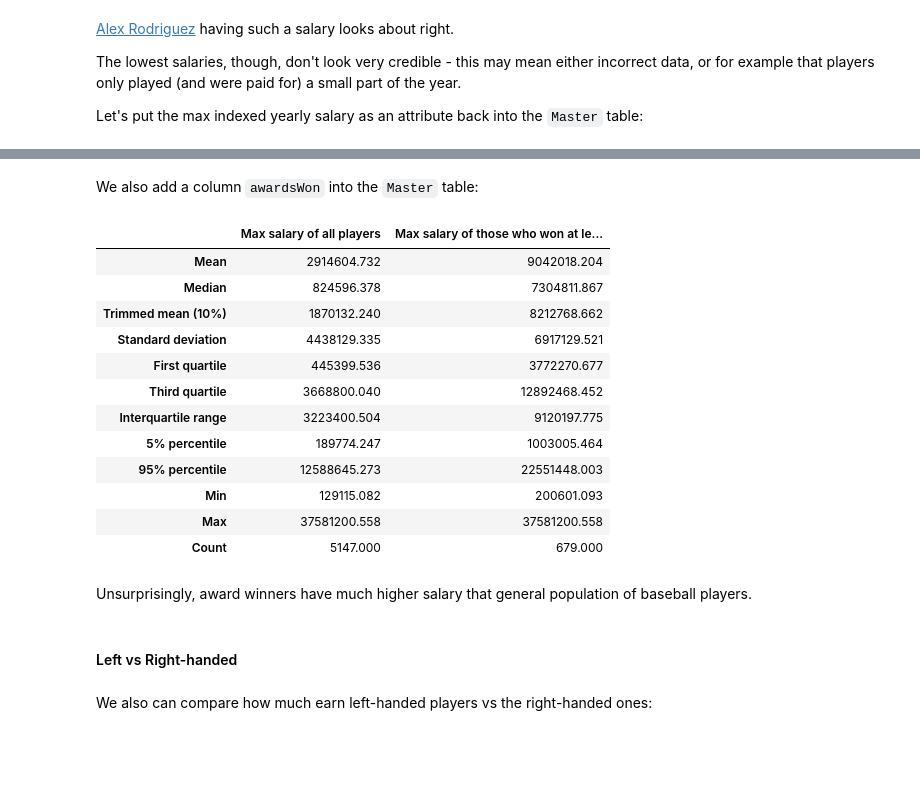
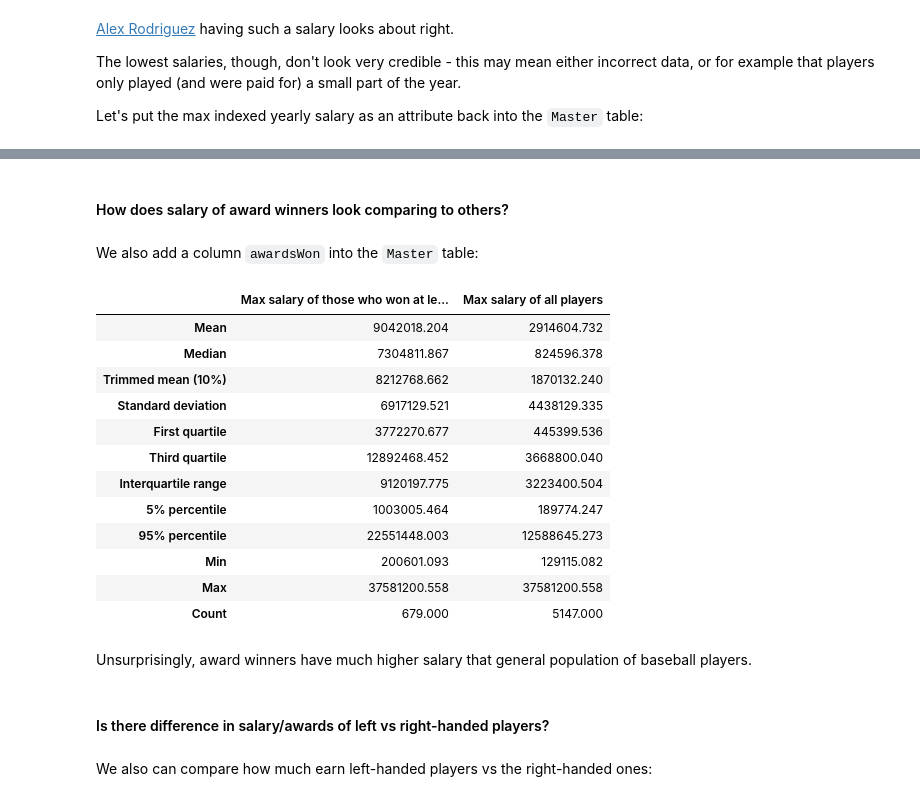
Before and after one commit to rshest/data-analyst-projects, a Jupyter notebook: p2.investigate-a-dataset/p2.investigate-a-dataset.ipynb, the cells around one changed output, grey strips where cells are left out. Saved outputs shown, nothing was run; the diff lists cells and outputs as text; code cells hidden in the pictures; blank space fills up the shorter version.

```diff
--- a/p2.investigate-a-dataset/p2.investigate-a-dataset.ipynb
+++ b/p2.investigate-a-dataset/p2.investigate-a-dataset.ipynb
@@ -571,3 +570,5 @@ MASTER = MASTER.merge(max_salary, on='playerID', how='left')
+# %% [markdown]
+#### How does salary of award winners look comparing to others?
 # %% [markdown]
 We also add a column `awardsWon` into the `Master` table:
 # %%
@@ -596,30 +597,32 @@ def display_stats(series_dict):
              index = series_dict.keys(), columns = [x[0] for x in STATS])
     disp.display(df.T)
 # %%
+award_winners = MASTER['awardsWon'] > 0
+
 display_stats({
     'Max salary of those who won at least one award:':
     MASTER[award_winners]['salaryIndexed'],
     'Max salary of all players':
     MASTER['salaryIndexed']
 })
 # %% [output]
-|  | Max salary of all players | Max salary of those who won at le... |
-| Mean | 2914604.732 | 9042018.204 |
-| Median | 824596.378 | 7304811.867 |
-| Trimmed mean (10%) | 1870132.240 | 8212768.662 |
-| Standard deviation | 4438129.335 | 6917129.521 |
-| First quartile | 445399.536 | 3772270.677 |
-| Third quartile | 3668800.040 | 12892468.452 |
-| Interquartile range | 3223400.504 | 9120197.775 |
-| 5% percentile | 189774.247 | 1003005.464 |
-| 95% percentile | 12588645.273 | 22551448.003 |
-| Min | 129115.082 | 200601.093 |
+|  | Max salary of those who won at le... | Max salary of all players |
+| Mean | 9042018.204 | 2914604.732 |
+| Median | 7304811.867 | 824596.378 |
+| Trimmed mean (10%) | 8212768.662 | 1870132.240 |
+| Standard deviation | 6917129.521 | 4438129.335 |
+| First quartile | 3772270.677 | 445399.536 |
+| Third quartile | 12892468.452 | 3668800.040 |
+| Interquartile range | 9120197.775 | 3223400.504 |
+| 5% percentile | 1003005.464 | 189774.247 |
+| 95% percentile | 22551448.003 | 12588645.273 |
+| Min | 200601.093 | 129115.082 |
 | Max | 37581200.558 | 37581200.558 |
-| Count | 5147.000 | 679.000 |
+| Count | 679.000 | 5147.000 |
 # %% [markdown]
 Unsurprisingly, award winners have much higher salary that general population of baseball players.
-# %% [markdown]
-#### Left vs Right-handed
+# %% [markdown]
+#### Is there difference in salary/awards of left vs right-handed players?
 # %% [markdown]
 We also can compare how much earn left-handed players vs the right-handed ones:
 # %%
```
Also changed, not shown: parts of 11 cells of this notebook, 1 other file.
